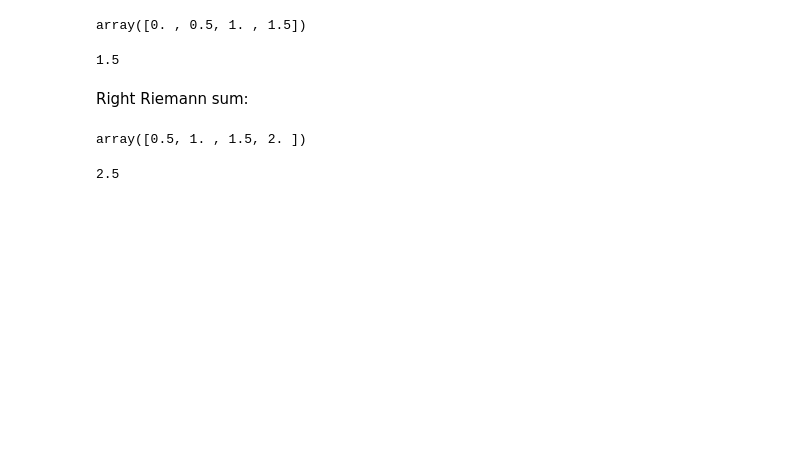
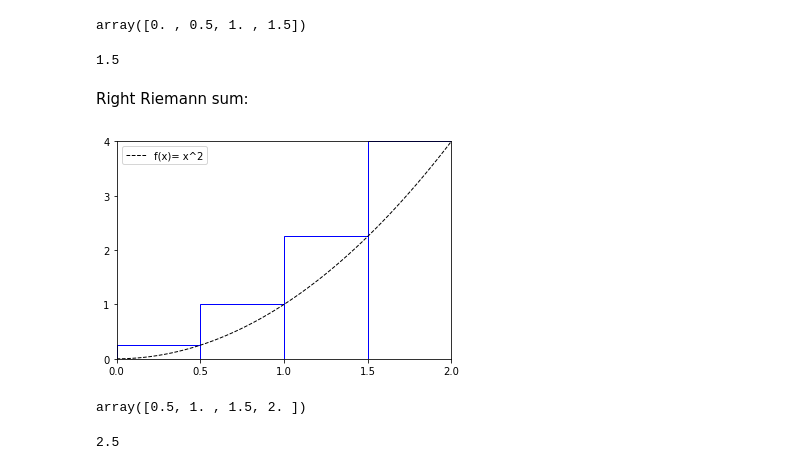
Before and after one commit to marylucy04/NAclassw3, a Jupyter notebook: Test5_s10714301.ipynb, the cells around one changed output. Cells and saved outputs as stored; diff of their text form; code cells hidden in the pictures; blank space fills up the shorter version.

```diff
--- a/Test5_s10714301.ipynb
+++ b/Test5_s10714301.ipynb
@@ -63,6 +91,34 @@ deltax*np.sum(y1)
 1.5
 # %% [markdown]
 Right Riemann sum:
+# %%
+# red dashes, blue squares and green triangles
+
+x = np.linspace(0, 2, 50)
+y = x**2
+
+plt.figure()
+#set x limits
+plt.xlim((0, 2))
+#set y limits
+plt.ylim((0, 4))
+
+# set new sticks
+new_sticks = np.linspace(0, 2, 5)
+plt.xticks(new_sticks)
+# set tick labels
+plt.yticks(np.arange(0, 5, step=1))
+
+# set line styles
+l1, = plt.plot(x, y, color='black', linewidth=1.0, linestyle='--', label='f(x)= x^2')
+plt.legend(loc='upper left')
+
+x1=[0.5, 1.0, 1.5, 2.0]
+y1=np.power(x1,2)
+plt.bar(x1, y1,align='center',width=1, color='white', edgecolor='blue')
+plt.show()
+# %% [output]
+[figure, added]
 # %%
 x = np.arange(a+deltax, b+deltax, deltax)
 x
```
Also changed, not shown: parts of 5 cells of this notebook.
